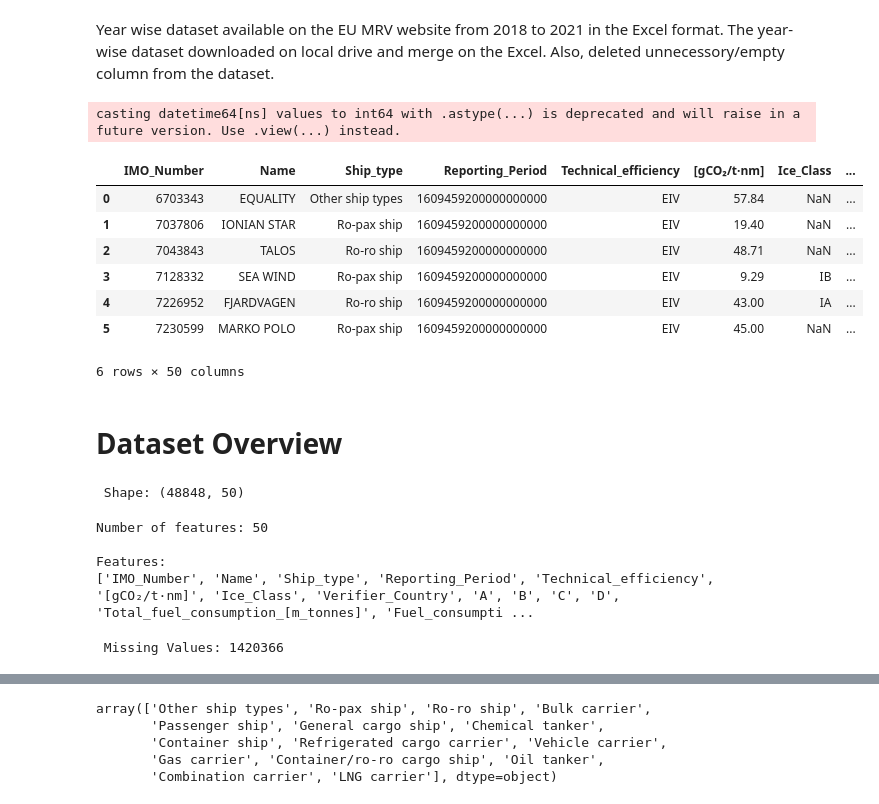
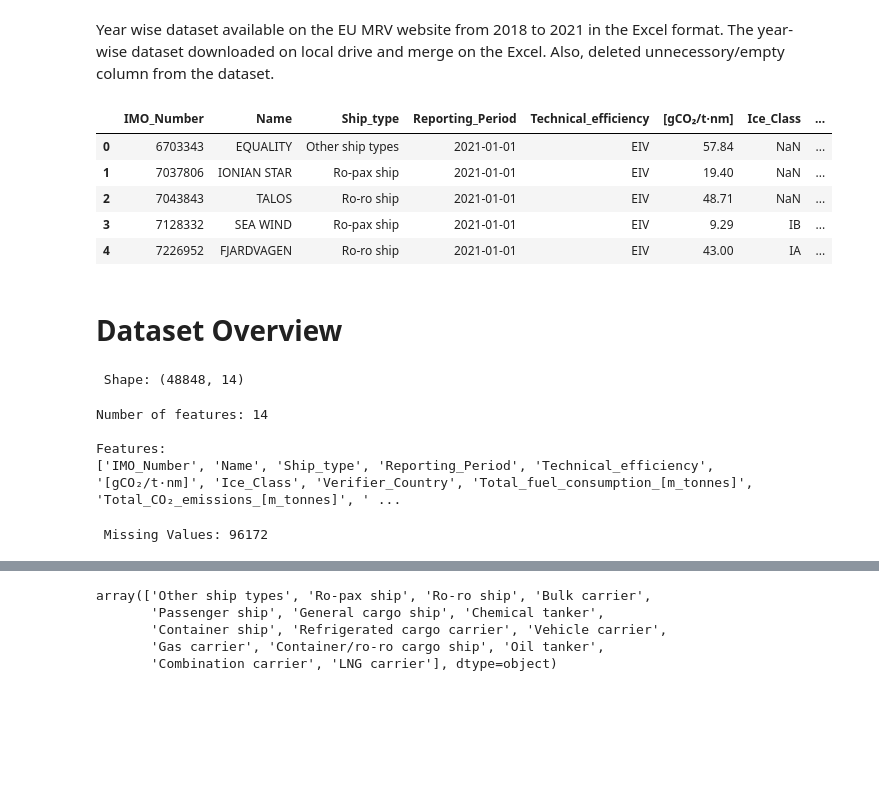
Before and after one commit to Anuj-1996/Maritime_Ship_CO2_Emission_Analysis, a Jupyter notebook: EDA_of_EU_CO2_emissions_from_maritime_transport.ipynb, the cells around one changed output, grey strips where cells are left out. Saved outputs shown, nothing was run; the diff lists cells and outputs as text; code cells hidden in the pictures; blank space fills up the shorter version.

```diff
--- a/EDA_of_EU_CO2_emissions_from_maritime_transport.ipynb
+++ b/EDA_of_EU_CO2_emissions_from_maritime_transport.ipynb
@@ -101,44 +70,39 @@ warnings.filterwarnings("ignore")
 # %%
 # Importing Excel from the drive and converting excel to pandas df
-dataset = pd.read_excel('/content/drive/MyDrive/EU_CO2_Emission_Data/2018_2021_EU_ship_emission.xlsx')
+dataset = pd.read_excel('/content/drive/MyDrive/EU_CO2_Emission_Data/2018_2021_EU_ship_emission_dataset.xlsx', parse_dates=['Reporting Period'])
 # %%
 #creating copy of main dataset
 df = dataset.copy()
 # %%
 # remove spaces in columns name
 df.columns = df.columns.str.replace(' ','_')
-df['Reporting_Period'] = df['Reporting_Period'].astype(int)
-# %% [output]
-casting datetime64[ns] values to int64 with .astype(...) is deprecated and will raise in a future version. Use .view(...) instead.
 # %%
-# Displaying 1st six rows
-df.head(6)
+# Displaying 1st five rows
+df.head()
 # %% [output]
 |  | IMO_Number | Name | Ship_type | Reporting_Period | Technical_efficiency | [gCO₂/t·nm] | Ice_Class | ... |
-| 0 | 6703343 | EQUALITY | Other ship types | 1609459200000000000 | EIV | 57.84 | NaN | ... |
-| 1 | 7037806 | IONIAN STAR | Ro-pax ship | 1609459200000000000 | EIV | 19.40 | NaN | ... |
-| 2 | 7043843 | TALOS | Ro-ro ship | 1609459200000000000 | EIV | 48.71 | NaN | ... |
-| 3 | 7128332 | SEA WIND | Ro-pax ship | 1609459200000000000 | EIV | 9.29 | IB | ... |
-| 4 | 7226952 | FJARDVAGEN | Ro-ro ship | 1609459200000000000 | EIV | 43.00 | IA | ... |
-| 5 | 7230599 | MARKO POLO | Ro-pax ship | 1609459200000000000 | EIV | 45.00 | NaN | ... |
+| 0 | 6703343 | EQUALITY | Other ship types | 2021-01-01 | EIV | 57.84 | NaN | ... |
+| 1 | 7037806 | IONIAN STAR | Ro-pax ship | 2021-01-01 | EIV | 19.40 | NaN | ... |
+| 2 | 7043843 | TALOS | Ro-ro ship | 2021-01-01 | EIV | 48.71 | NaN | ... |
+| 3 | 7128332 | SEA WIND | Ro-pax ship | 2021-01-01 | EIV | 9.29 | IB | ... |
+| 4 | 7226952 | FJARDVAGEN | Ro-ro ship | 2021-01-01 | EIV | 43.00 | IA | ... |
-6 rows × 50 columns
 # %% [markdown]
 # Dataset Overview
 # %%
 #shape of the Dataset
 print('\n Shape:',df.shape)
 # %% [output]
- Shape: (48848, 50)
+ Shape: (48848, 14)
 # %%
 #Column or Feature in the dataset
 print("\nNumber of features:", df.shape[1])
 print("\nFeatures:")
 print(df.columns.tolist())
 # %% [output]
-Number of features: 50
+Number of features: 14
 
 Features:
-['IMO_Number', 'Name', 'Ship_type', 'Reporting_Period', 'Technical_efficiency', '[gCO₂/t·nm]', 'Ice_Class', 'Verifier_Country', 'A', 'B', 'C', 'D', 'Total_fuel_consumption_[m_tonnes]', 'Fuel_consumpti ...
+['IMO_Number', 'Name', 'Ship_type', 'Reporting_Period', 'Technical_efficiency', '[gCO₂/t·nm]', 'Ice_Class', 'Verifier_Country', 'Total_fuel_consumption_[m_tonnes]', 'Total_CO₂_emissions_[m_tonnes]', ' ...
 # %%
 #missing value
 missing_value = df.isnull().sum().values.sum()
@@ -148,7 +112,7 @@ if missing_value == 0:
 else:
   print('\n Missing Values:', missing_value)
 # %% [output]
- Missing Values: 1420366
+ Missing Values: 96172
 # %%
 #unique value
 
```
Also changed, not shown: parts of 30 cells of this notebook.
